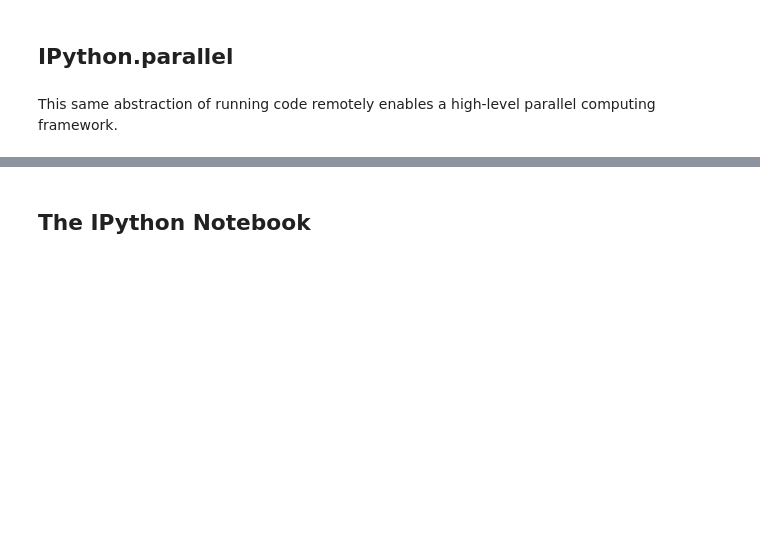
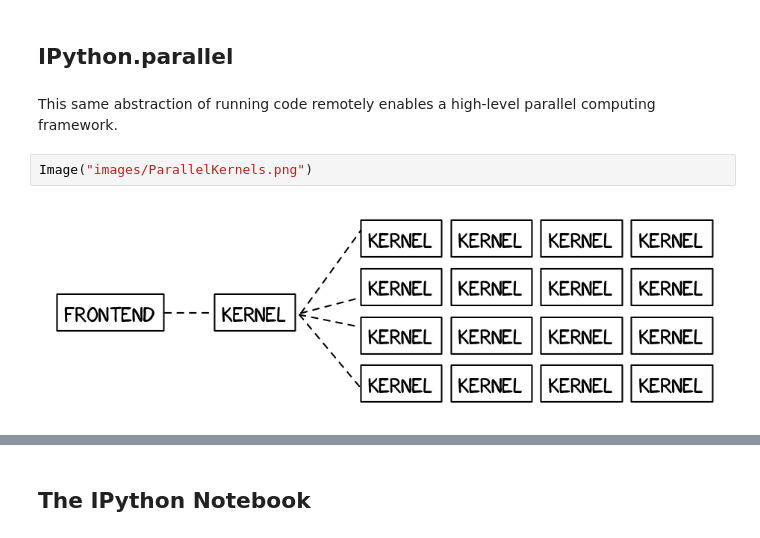
Before and after one commit to ellisonbg/talk-2014, a Jupyter notebook: IPython Project.ipynb, the cells around one changed output, grey strips where cells are left out. Cells and saved outputs as stored; diff of their text form; blank space fills up the shorter version.

```diff
--- a/IPython Project.ipynb
+++ b/IPython Project.ipynb
@@ -63,3 +72,7 @@ Image('images/ipython_qtconsole.png')
 ## IPython.parallel
 # %% [markdown]
 This same abstraction of running code remotely enables a high-level parallel computing framework.
+# %%
+Image("images/ParallelKernels.png")
+# %% [output]
+[figure, added]
```
Also changed, not shown: parts of 14 cells of this notebook, 4 other files.
